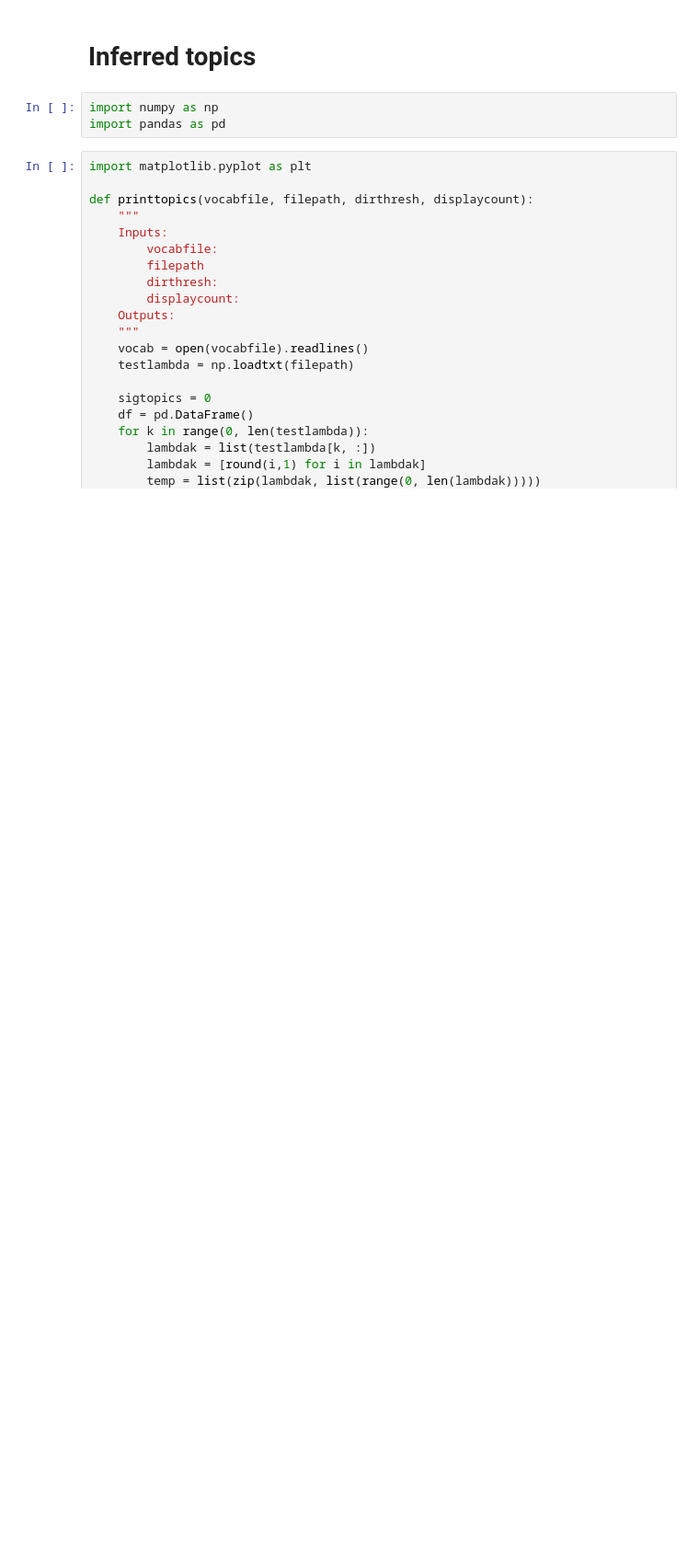
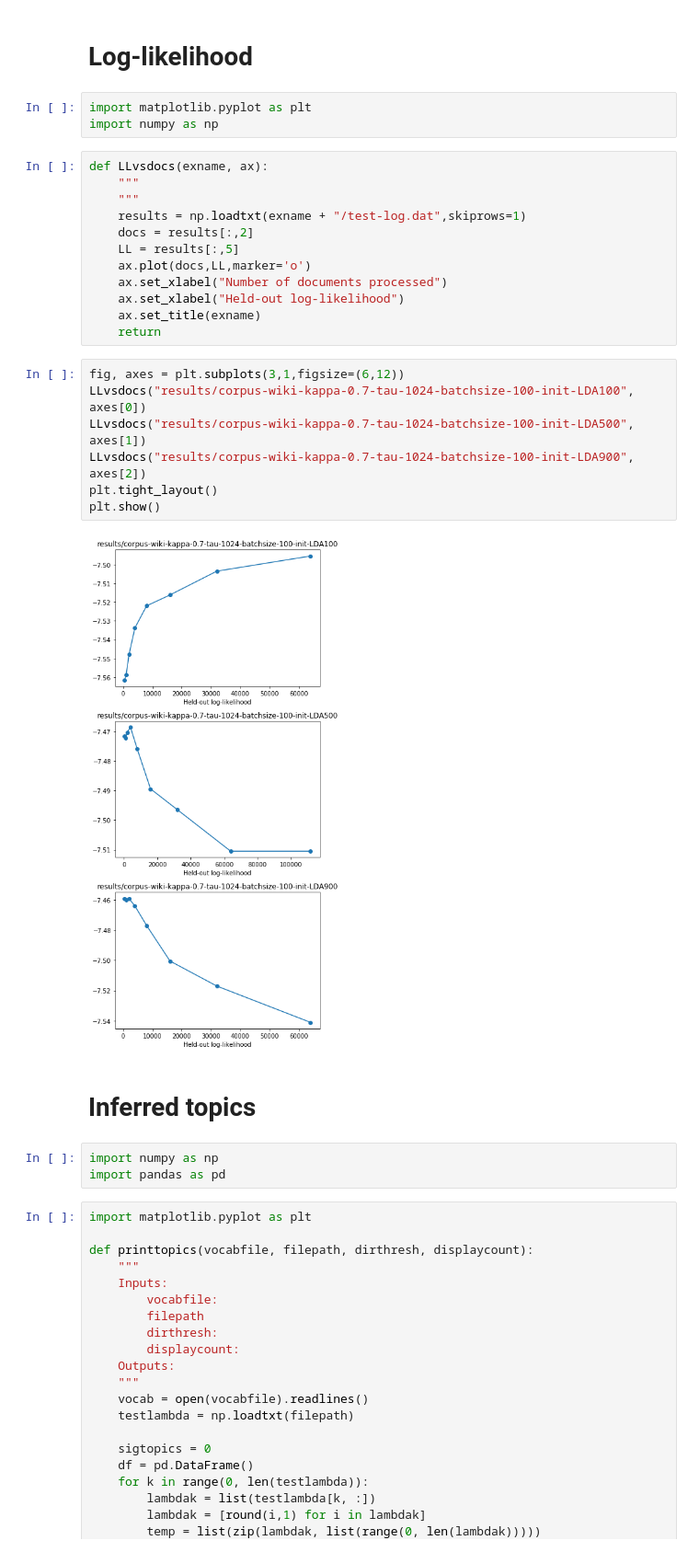
Before and after one commit to tinnguyen96/online-hdp, a Jupyter notebook: Code_Wang/Report.ipynb, the cells around one changed output. Shown at 92% size. Saved outputs shown, nothing was run; the diff lists cells and outputs as text; blank space fills up the shorter version.

```diff
--- a/Code_Wang/Report.ipynb
+++ b/Code_Wang/Report.ipynb
@@ -1,3 +1,29 @@
+# %% [markdown]
+# Log-likelihood
+# %%
+import matplotlib.pyplot as plt
+import numpy as np
+# %%
+def LLvsdocs(exname, ax):
+    """
+    """
+    results = np.loadtxt(exname + "/test-log.dat",skiprows=1)
+    docs = results[:,2]
+    LL = results[:,5]
+    ax.plot(docs,LL,marker='o')
+    ax.set_xlabel("Number of documents processed")
+    ax.set_xlabel("Held-out log-likelihood")
+    ax.set_title(exname)
+    return
+# %%
+fig, axes = plt.subplots(3,1,figsize=(6,12))
+LLvsdocs("results/corpus-wiki-kappa-0.7-tau-1024-batchsize-100-init-LDA100", axes[0])
+LLvsdocs("results/corpus-wiki-kappa-0.7-tau-1024-batchsize-100-init-LDA500", axes[1])
+LLvsdocs("results/corpus-wiki-kappa-0.7-tau-1024-batchsize-100-init-LDA900", axes[2])
+plt.tight_layout()
+plt.show()
+# %% [output]
+[figure, added]
 # %% [markdown]
 # Inferred topics
 # %%
```
Also changed, not shown: 6 other files.
